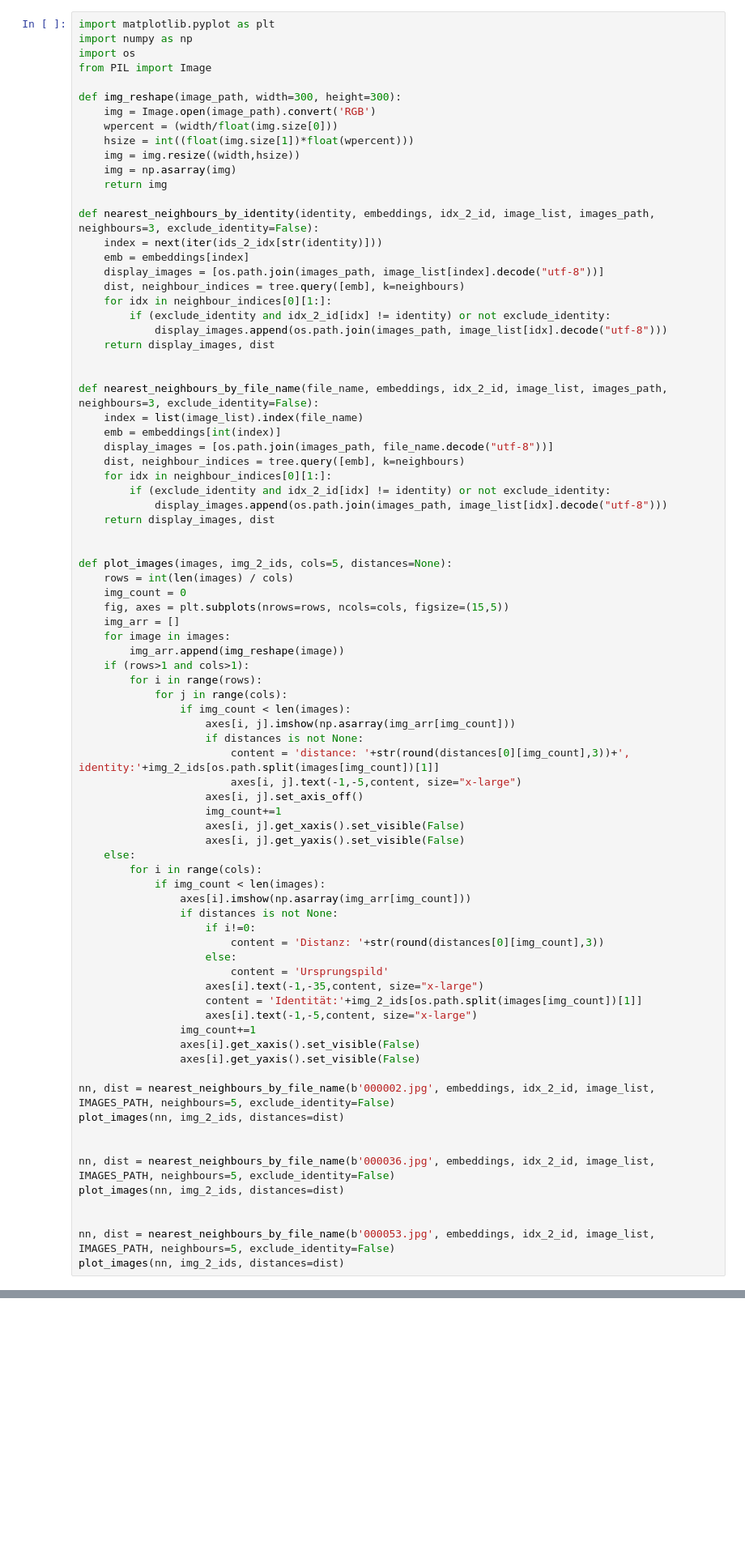
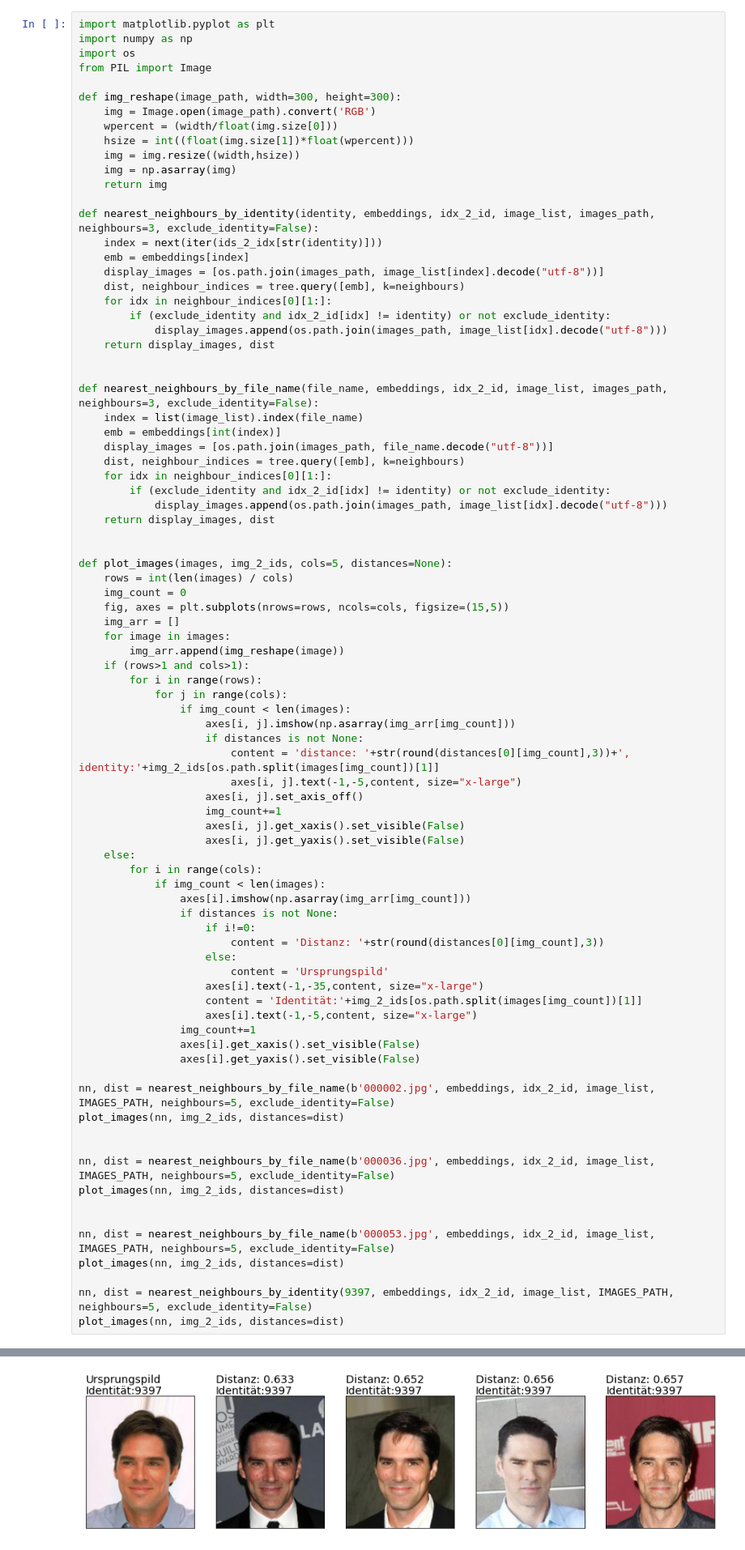
Before and after one commit to siavash9000/facesExploration, a Jupyter notebook: celebAExploration.ipynb, the cells around one changed output, grey strips where cells are left out. Shown at 81% size. Cells and saved outputs as stored; diff of their text form; blank space fills up the shorter version.

```diff
--- a/celebAExploration.ipynb
+++ b/celebAExploration.ipynb
@@ -88,33 +88,37 @@ def plot_images(images, img_2_ids, cols=5, distances=None):
     else:
         for i in range(cols):
             if img_count < len(images):
                 axes[i].imshow(np.asarray(img_arr[img_count]))
                 if distances is not None:
                     if i!=0:
                         content = 'Distanz: '+str(round(distances[0][img_count],3))
                     else:
                         content = 'Ursprungspild'
                     axes[i].text(-1,-35,content, size="x-large")
                     content = 'Identität:'+img_2_ids[os.path.split(images[img_count])[1]]
                     axes[i].text(-1,-5,content, size="x-large")
                 img_count+=1
                 axes[i].get_xaxis().set_visible(False)
                 axes[i].get_yaxis().set_visible(False)
 
 nn, dist = nearest_neighbours_by_file_name(b'000002.jpg', embeddings, idx_2_id, image_list, IMAGES_PATH, neighbours=5, exclude_identity=False)
 plot_images(nn, img_2_ids, distances=dist)
 
 
 nn, dist = nearest_neighbours_by_file_name(b'000036.jpg', embeddings, idx_2_id, image_list, IMAGES_PATH, neighbours=5, exclude_identity=False)
 plot_images(nn, img_2_ids, distances=dist)
 
 
 nn, dist = nearest_neighbours_by_file_name(b'000053.jpg', embeddings, idx_2_id, image_list, IMAGES_PATH, neighbours=5, exclude_identity=False)
 plot_images(nn, img_2_ids, distances=dist)
+
+nn, dist = nearest_neighbours_by_identity(9397, embeddings, idx_2_id, image_list, IMAGES_PATH, neighbours=5, exclude_identity=False)
+plot_images(nn, img_2_ids, distances=dist)
 # %% [output]
 [figure]
 [figure]
 [figure]
+[figure, added]
 # %%
 from sklearn.decomposition import PCA
 from sklearn.manifold import TSNE
```
